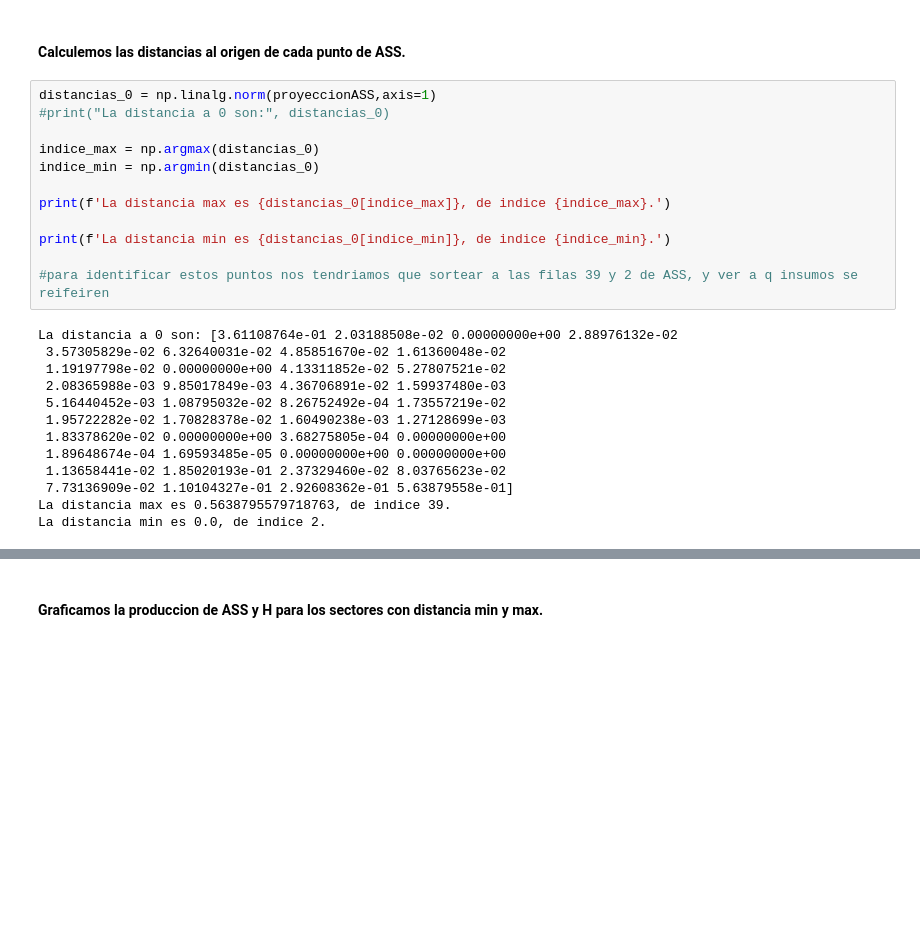
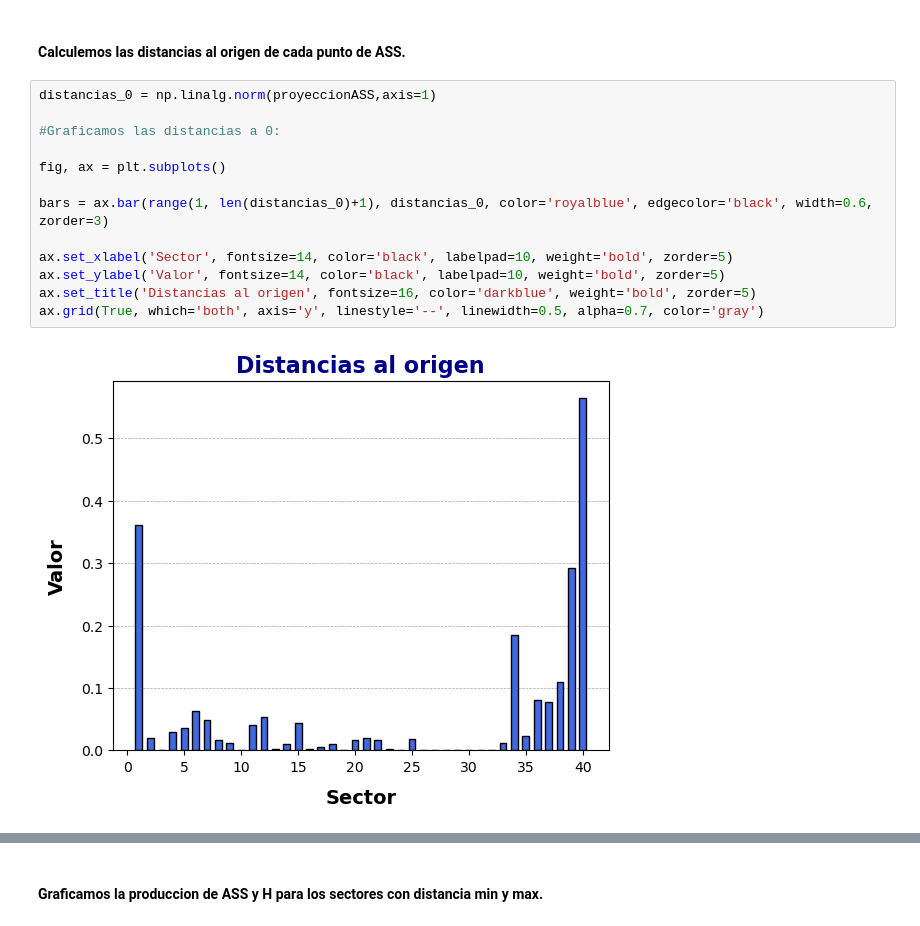
Before and after one commit to SoutoSebastian/TP2-ALC, a Jupyter notebook: TP2/grupo_31_TP2.ipynb, the cells around one changed output, grey strips where cells are left out. Drawn from its saved outputs; the diff is of its cells as text; blank space fills up the shorter version.

```diff
--- a/TP2/grupo_31_TP2.ipynb
+++ b/TP2/grupo_31_TP2.ipynb
@@ -814,26 +841,16 @@ plt.grid()
 #### Calculemos las distancias al origen de cada punto de ASS.
 # %%
 distancias_0 = np.linalg.norm(proyeccionASS,axis=1)
-#print("La distancia a 0 son:", distancias_0)
 
-indice_max = np.argmax(distancias_0)
-indice_min = np.argmin(distancias_0)
+#Graficamos las distancias a 0:
 
-print(f'La distancia max es {distancias_0[indice_max]}, de indice {indice_max}.')
+fig, ax = plt.subplots()
 
-print(f'La distancia min es {distancias_0[indice_min]}, de indice {indice_min}.')
+bars = ax.bar(range(1, len(distancias_0)+1), distancias_0, color='royalblue', edgecolor='black', width=0.6, zorder=3)
 
-#para identificar estos puntos nos tendriamos que sortear a las filas 39 y 2 de ASS, y ver a q insumos se reifeiren
+ax.set_xlabel('Sector', fontsize=14, color='black', labelpad=10, weight='bold', zorder=5)
+ax.set_ylabel('Valor', fontsize=14, color='black', labelpad=10, weight='bold', zorder=5)
+ax.set_title('Distancias al origen', fontsize=16, color='darkblue', weight='bold', zorder=5)
+ax.grid(True, which='both', axis='y', linestyle='--', linewidth=0.5, alpha=0.7, color='gray')
 # %% [output]
-La distancia a 0 son: [3.61108764e-01 2.03188508e-02 0.00000000e+00 2.88976132e-02
- 3.57305829e-02 6.32640031e-02 4.85851670e-02 1.61360048e-02
- 1.19197798e-02 0.00000000e+00 4.13311852e-02 5.27807521e-02
- 2.08365988e-03 9.85017849e-03 4.36706891e-02 1.59937480e-03
- 5.16440452e-03 1.08795032e-02 8.26752492e-04 1.73557219e-02
- 1.95722282e-02 1.70828378e-02 1.60490238e-03 1.27128699e-03
- 1.83378620e-02 0.00000000e+00 3.68275805e-04 0.00000000e+00
- 1.89648674e-04 1.69593485e-05 0.00000000e+00 0.00000000e+00
- 1.13658441e-02 1.85020193e-01 2.37329460e-02 8.03765623e-02
- 7.73136909e-02 1.10104327e-01 2.92608362e-01 5.63879558e-01]
-La distancia max es 0.5638795579718763, de indice 39.
-La distancia min es 0.0, de indice 2.
+[figure, added]
```
Also changed, not shown: parts of 19 cells of this notebook.
